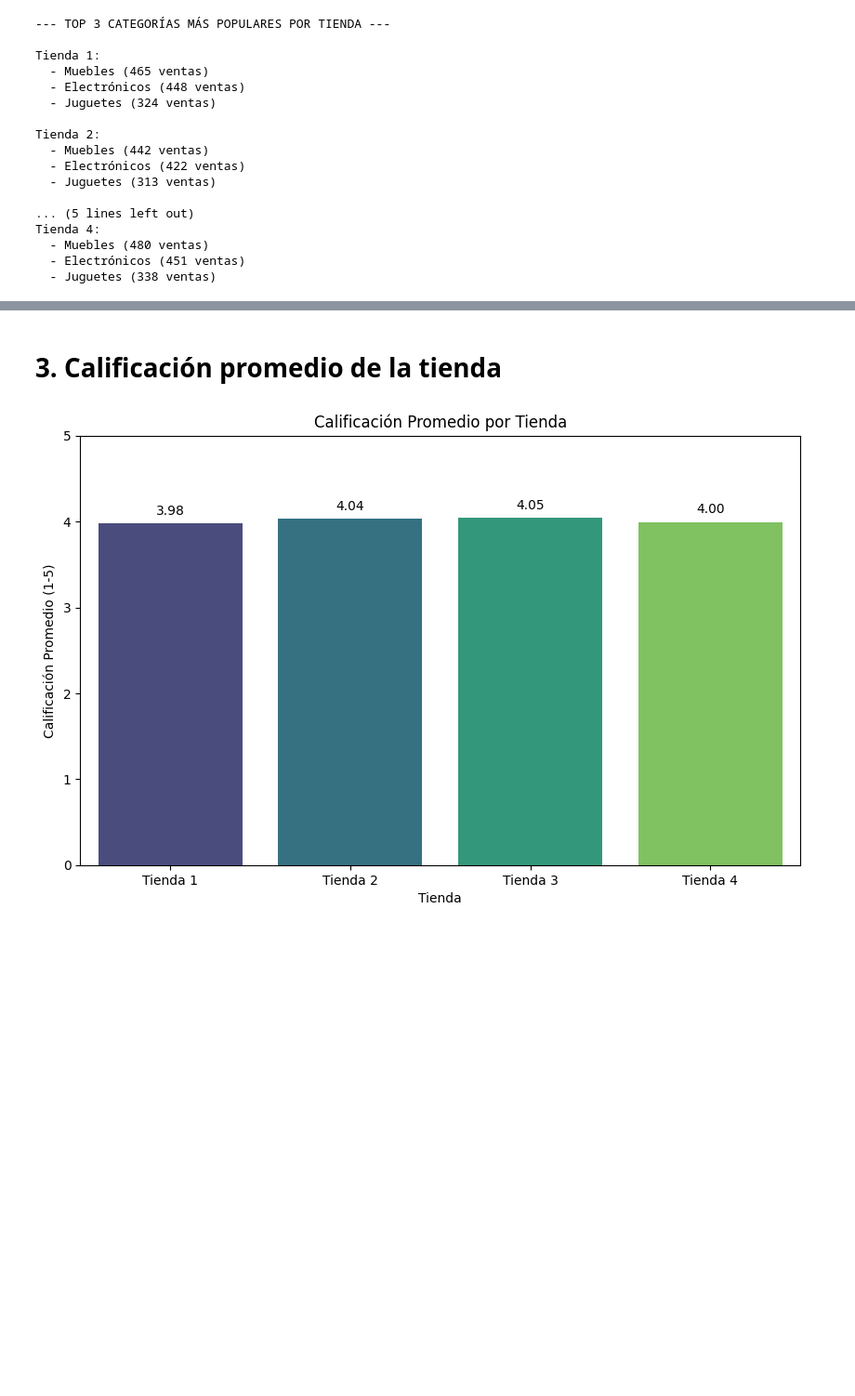
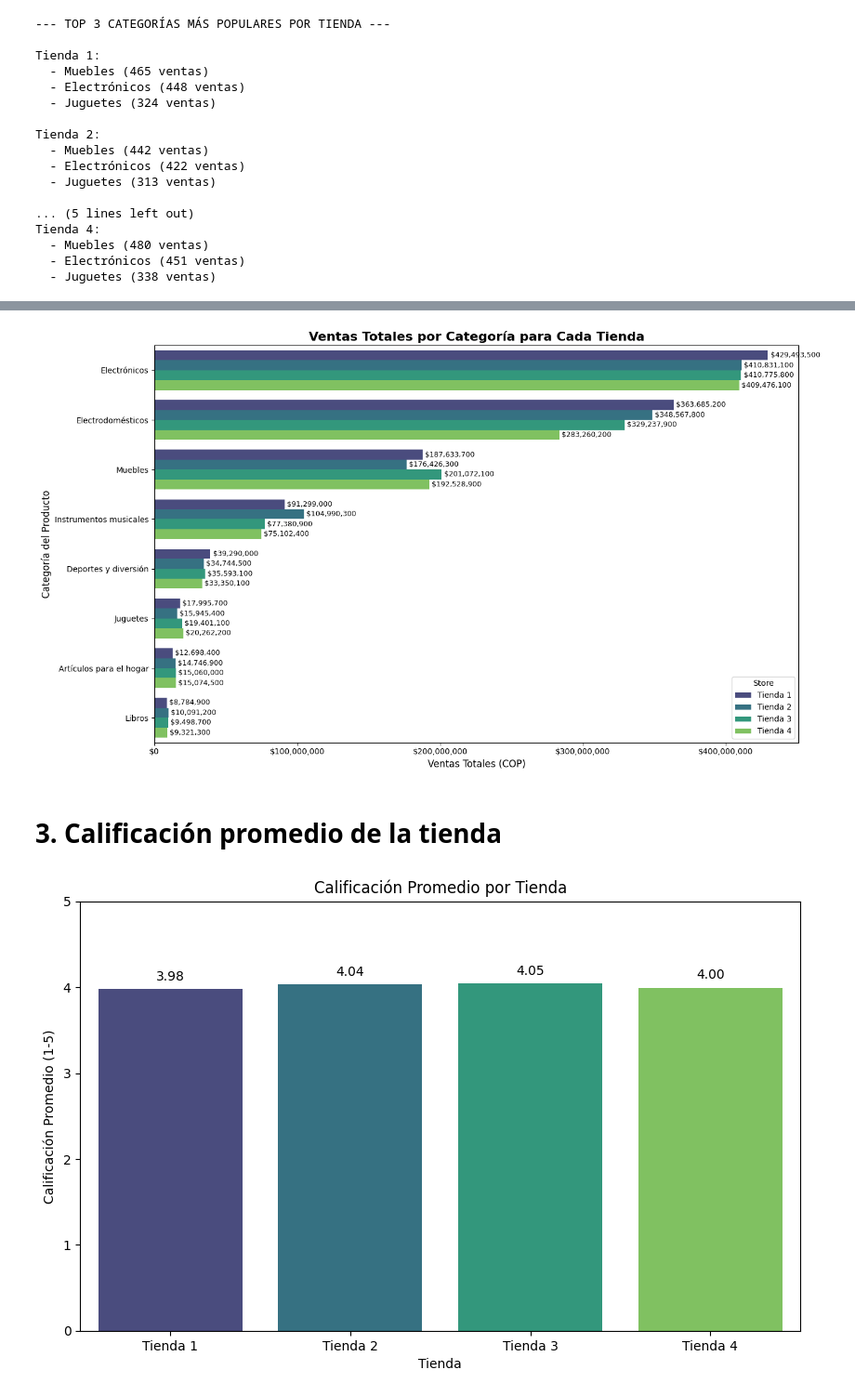
Before and after one commit to jfacabreran/Allura-Store, a Jupyter notebook: AluraStoreLatam.ipynb, the cells around one changed output, grey strips where cells are left out. Shown at 93% size. Drawn from its saved outputs; the diff is of its cells as text; code cells hidden in the pictures; blank space fills up the shorter version.

```diff
--- a/AluraStoreLatam.ipynb
+++ b/AluraStoreLatam.ipynb
@@ -218,3 +221,74 @@ plt.show()
+# %%
+import matplotlib.pyplot as plt
+import seaborn as sns
+import matplotlib.ticker as mticker
+import pandas as pd
+
+
+if 'dfs' not in locals():
+    url = "https://raw.githubusercontent.com/alura-es-cursos/challenge1-data-science-latam/refs/heads/main/base-de-datos-challenge1-latam/tienda_1%20.csv"
+    url2 = "https://raw.githubusercontent.com/alura-es-cursos/challenge1-data-science-latam/refs/heads/main/base-de-datos-challenge1-latam/tienda_2.csv"
+    url3 = "https://raw.githubusercontent.com/alura-es-cursos/challenge1-data-science-latam/refs/heads/main/base-de-datos-challenge1-latam/tienda_3.csv"
+    url4 = "https://raw.githubusercontent.com/alura-es-cursos/challenge1-data-science-latam/refs/heads/main/base-de-datos-challenge1-latam/tienda_4.csv"
+
+    tienda = pd.read_csv(url)
+    tienda2 = pd.read_csv(url2)
+    tienda3 = pd.read_csv(url3)
+    tienda4 = pd.read_csv(url4)
+
+    dfs = {
+        'Tienda 1': tienda,
+        'Tienda 2': tienda2,
+        'Tienda 3': tienda3,
+        'Tienda 4': tienda4
+    }
+
+combined_sales_data = []
+for nombre, df in dfs.items():
+    category_sales = df.groupby('Categoría del Producto')['Precio'].sum().reset_index()
+    category_sales['Store'] = nombre
+    combined_sales_data.append(category_sales)
+
+combined_sales_df = pd.concat(combined_sales_data, ignore_index=True)
+
+# Establece un tamaño de figura más grande para una mejor legibilidad
+plt.figure(figsize=(14, 8))
+
+# Ordenar las categorías por la suma total de ventas para cada categoría en todas las tiendas
+# Esto creará un orden global para las categorías en el eje Y
+order_categories = combined_sales_df.groupby('Categoría del Producto')['Precio'].sum().sort_values(ascending=False).index
+
+# Crea el gráfico de barras agrupado usando seaborn
+ax = sns.barplot(
+    data=combined_sales_df,
+    x='Precio',
+    y='Categoría del Producto',
+    hue='Store',
+    palette='viridis',
+    order=order_categories # Aplicar el orden global a las categorías del eje Y
+)
+
+# Añade título y etiquetas para mayor claridad
+plt.title('Ventas Totales por Categoría para Cada Tienda', fontsize=16, fontweight='bold')
+plt.xlabel('Ventas Totales (COP)', fontsize=12)
+plt.ylabel('Categoría del Producto', fontsize=12)
+
+# Formatear el eje X como moneda
+fmt = '${x:,.0f}'
+tick = mticker.StrMethodFormatter(fmt)
+ax.xaxis.set_major_formatter(tick)
+
+# Añadir etiquetas de datos en las barras
+for container in ax.containers:
+    ax.bar_label(container, fmt='${:,.0f}', padding=3, fontsize=9)
+
+# Mejora el diseño para evitar que las etiquetas se superpongan
+plt.tight_layout()
+
+# Muestra el gráfico
+plt.show()
+# %% [output]
+[figure, added]
 # %% [markdown]
 # 3. Calificación promedio de la tienda
 # %%
```
Also changed, not shown: parts of 34 cells of this notebook, 1 other file.
